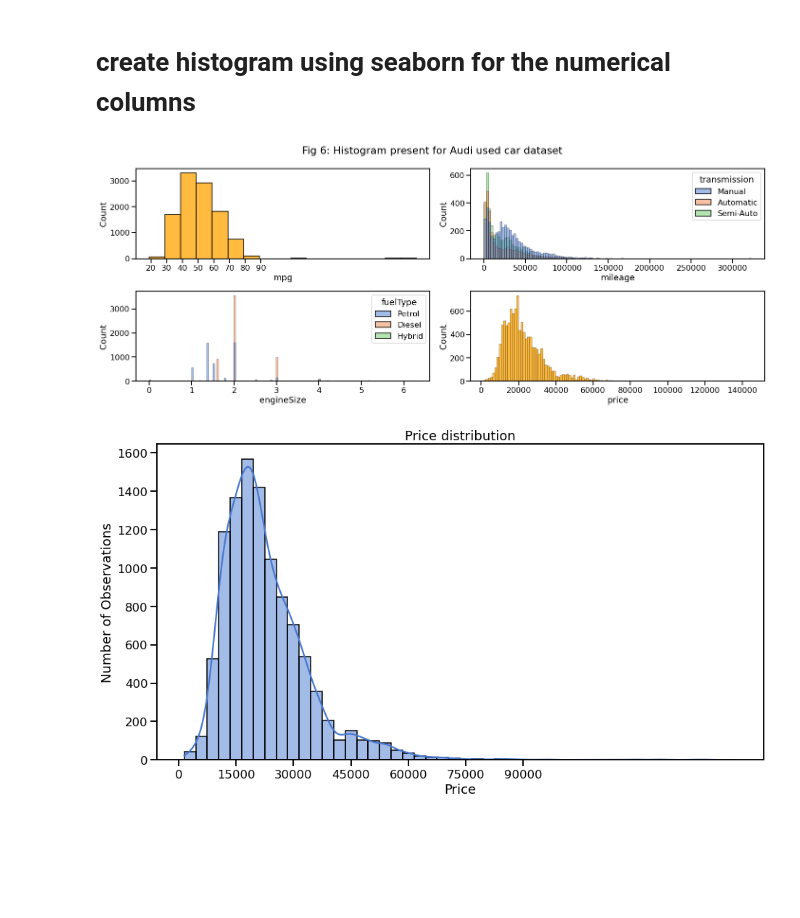
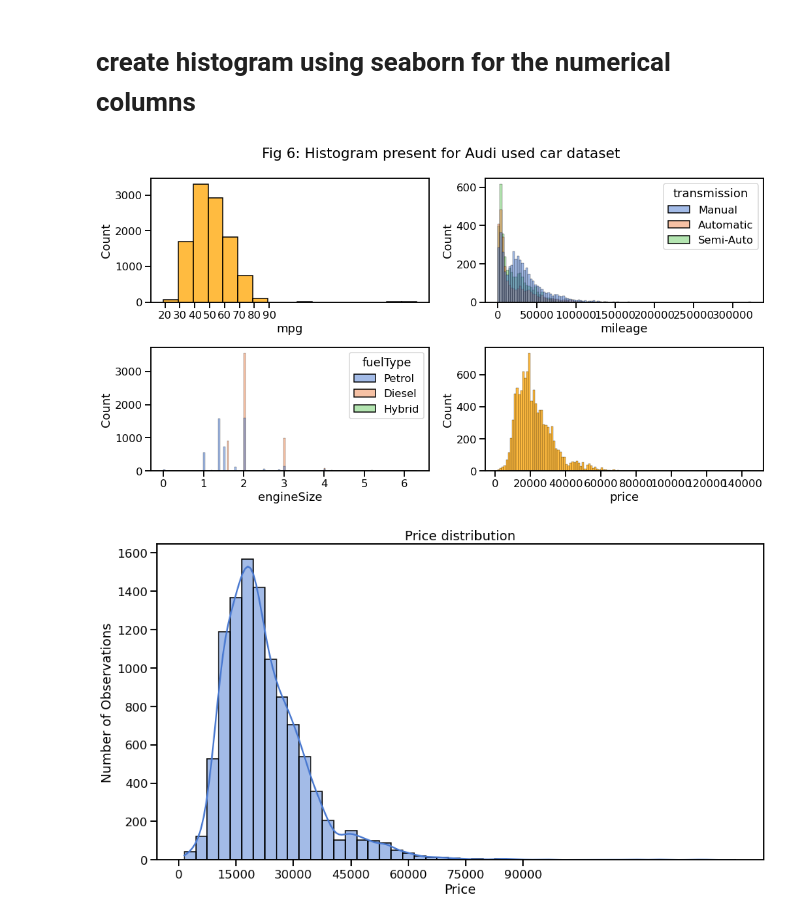
Before and after one commit to Israt055/audi_used_car_analysis-, a Jupyter notebook: audi_used_car_EDA.ipynb, the cells around one changed output. Cells and saved outputs as stored; diff of their text form; code cells hidden in the pictures; blank space fills up the shorter version.

```diff
--- a/audi_used_car_EDA.ipynb
+++ b/audi_used_car_EDA.ipynb
@@ -366,5 +422,6 @@ def barplot(data, column_x, color, rotation, yticks):
 # %%
-plt.figure(figsize=(15,10))
+plt.figure(figsize=(15,15))
+sns.set_context("talk")
 
 # row 1, column 1
 plt.subplot(2,2,1)
@@ -505,31 +573,31 @@ plt.show()
 # %%
 #pip install -U seaborn
 sns.set_context('talk')
-plt.figure(figsize = (20,8))
+plt.figure(figsize = (15,8))
 
 
 plt.suptitle("Fig 6: Histogram present for Audi used car dataset")
 
 plt.subplot(2,2,1)
 sns.histplot(data = df , x = 'mpg', binwidth=10 , color ='orange')
 plt.xticks(np.arange(20,100,10))
 
 plt.subplot(2,2,2)
 sns.histplot(data = df , x = 'mileage' ,hue='transmission')
 
 
 plt.subplot(2,2,3)
 sns.histplot(data = df , x = 'engineSize', hue='fuelType')
 
 plt.subplot(2,2,4)
 sns.histplot(data = df , x = 'price', color ='orange')
 
 
 plt.tight_layout()
 
 plt.show()
 # %% [output]
-[figure, old version]
+[figure, new version]
 # %%
 plt.figure(figsize=(15,8))
 
```
Also changed, not shown: parts of 17 cells of this notebook.
